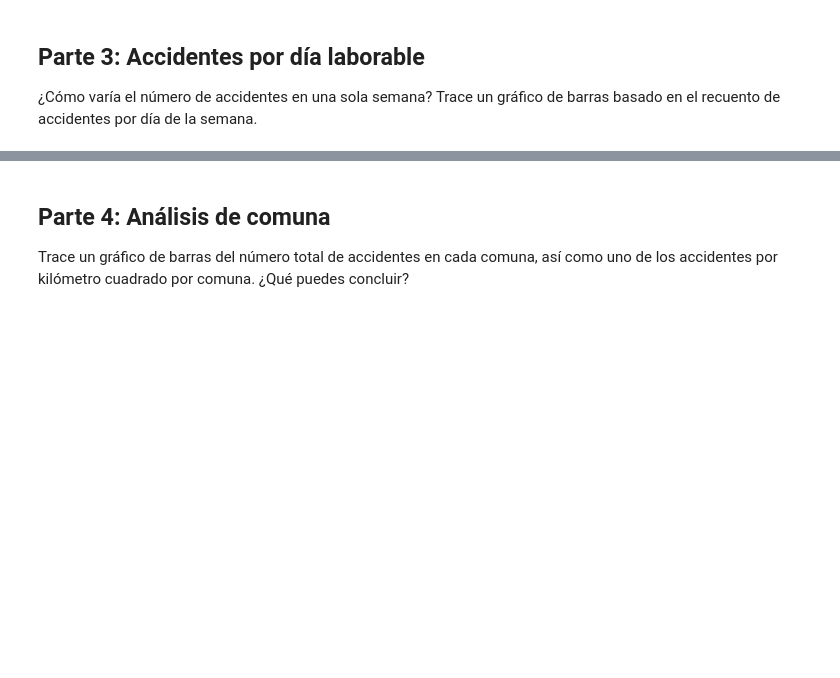
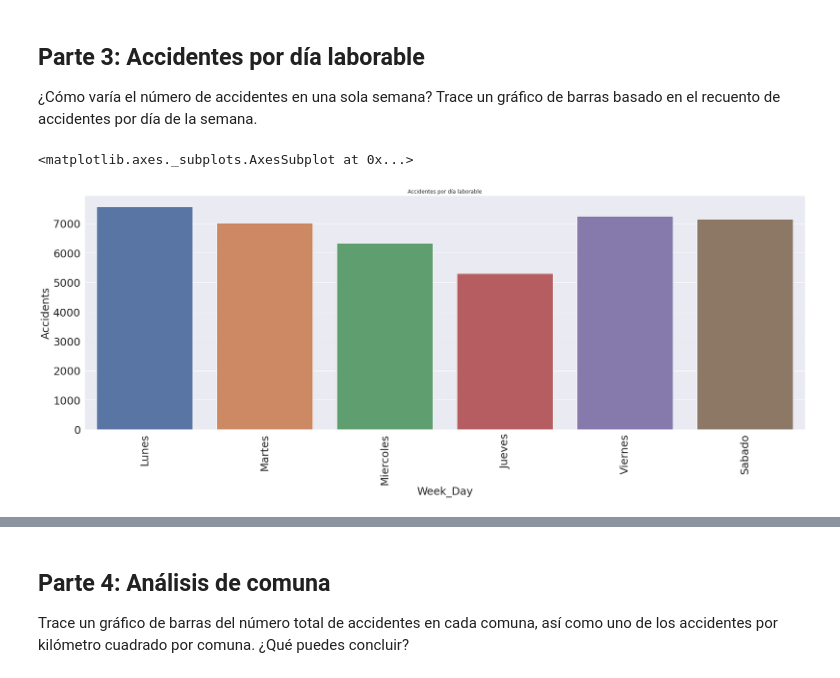
Before and after one commit to yuliethbernal03/MDigitales, a Jupyter notebook: Taller4Semana4.ipynb, the cells around one changed output, grey strips where cells are left out. Saved outputs shown, nothing was run; the diff lists cells and outputs as text; code cells hidden in the pictures; blank space fills up the shorter version.

```diff
--- a/Taller4Semana4.ipynb
+++ b/Taller4Semana4.ipynb
@@ -192,0 +191,15 @@ sns.barplot(data=hora, y='TIME' , x=hora.index)
+# %%
+df['Week_Day'] = df['DATE'].dt.strftime('%A')
+# %%
+accidente_semana=df.groupby(df['Week_Day']).size()
+laborable=accidente_semana[:6]
+sns.set(rc={'figure.figsize':(30,10)})
+plt.xticks(fontsize=15)
+plt.ylabel('Accidents',fontsize=25)
+plt.xlabel('Week_Day',fontsize=25)
+se=["Lunes","Martes","Miercoles","Jueves","Viernes","Sabado"]
+accidente_semana.plot.bar( title="Accidentes por día laborable", fontsize=25)
+sns.barplot(data=laborable, y=laborable, x=se)
+# %% [output]
+<matplotlib.axes._subplots.AxesSubplot at 0x...>
+[figure, added]
```
Also changed, not shown: parts of 9 cells of this notebook.
